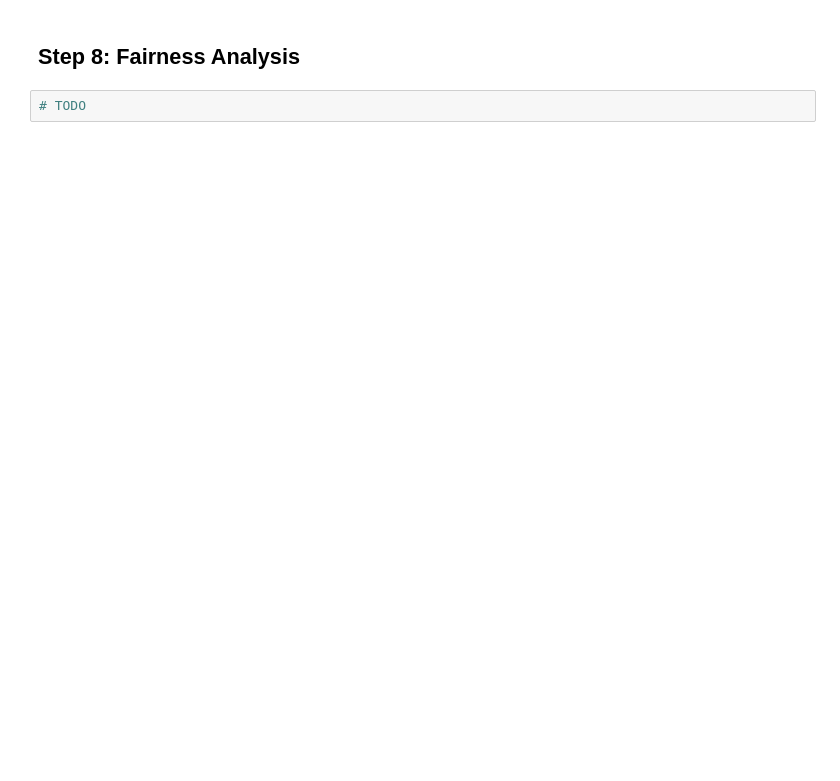
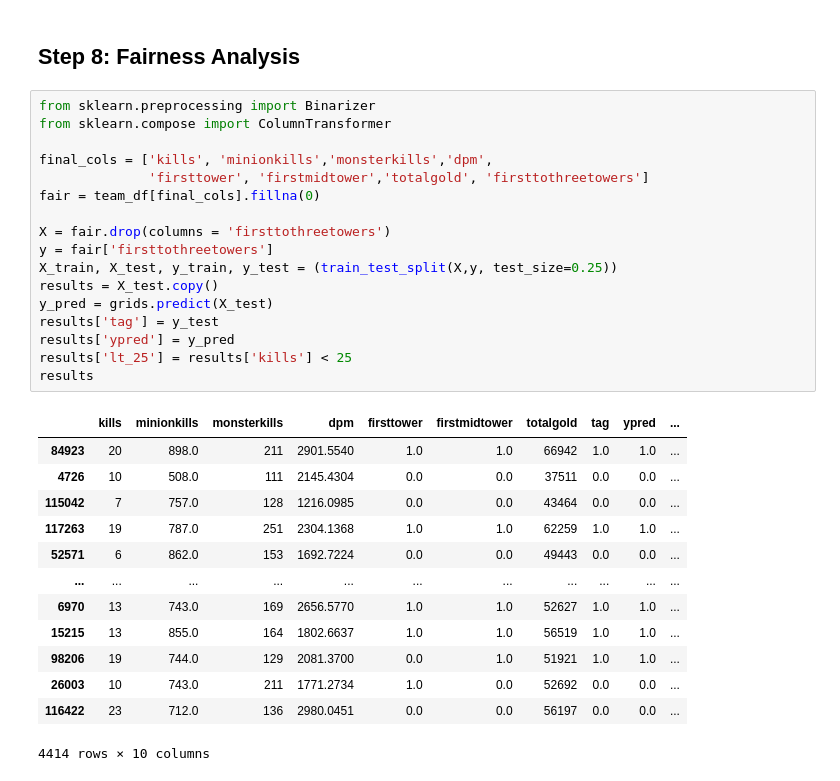
Before and after one commit to chriss-mo/League23, a Jupyter notebook: template.ipynb, the cells around one changed output. Cells and saved outputs as stored; diff of their text form; blank space fills up the shorter version.

```diff
--- a/template.ipynb
+++ b/template.ipynb
@@ -285,4 +280,33 @@ team_df[team_df['firstmidtower'].isna()].drop([105143,105142])
 # %% [markdown]
 ## Step 8: Fairness Analysis
-# %%
-# TODO
+# %%
+from sklearn.preprocessing import Binarizer
+from sklearn.compose import ColumnTransformer
+
+final_cols = ['kills', 'minionkills','monsterkills','dpm',
+              'firsttower', 'firstmidtower','totalgold', 'firsttothreetowers']
+fair = team_df[final_cols].fillna(0)
+
+X = fair.drop(columns = 'firsttothreetowers')
+y = fair['firsttothreetowers']
+X_train, X_test, y_train, y_test = (train_test_split(X,y, test_size=0.25))
+results = X_test.copy()
+y_pred = grids.predict(X_test)
+results['tag'] = y_test
+results['ypred'] = y_pred
+results['lt_25'] = results['kills'] < 25
+results
+# %% [output]
+|  | kills | minionkills | monsterkills | dpm | firsttower | firstmidtower | totalgold | tag | ypred | ... |
+| 84923 | 20 | 898.0 | 211 | 2901.5540 | 1.0 | 1.0 | 66942 | 1.0 | 1.0 | ... |
+| 4726 | 10 | 508.0 | 111 | 2145.4304 | 0.0 | 0.0 | 37511 | 0.0 | 0.0 | ... |
+| 115042 | 7 | 757.0 | 128 | 1216.0985 | 0.0 | 0.0 | 43464 | 0.0 | 0.0 | ... |
+| 117263 | 19 | 787.0 | 251 | 2304.1368 | 1.0 | 1.0 | 62259 | 1.0 | 1.0 | ... |
+| 52571 | 6 | 862.0 | 153 | 1692.7224 | 0.0 | 0.0 | 49443 | 0.0 | 0.0 | ... |
+| ... | ... | ... | ... | ... | ... | ... | ... | ... | ... | ... |
+| 6970 | 13 | 743.0 | 169 | 2656.5770 | 1.0 | 1.0 | 52627 | 1.0 | 1.0 | ... |
+| 15215 | 13 | 855.0 | 164 | 1802.6637 | 1.0 | 1.0 | 56519 | 1.0 | 1.0 | ... |
+| 98206 | 19 | 744.0 | 129 | 2081.3700 | 0.0 | 1.0 | 51921 | 1.0 | 1.0 | ... |
+| 26003 | 10 | 743.0 | 211 | 1771.2734 | 1.0 | 0.0 | 52692 | 0.0 | 0.0 | ... |
+| 116422 | 23 | 712.0 | 136 | 2980.0451 | 0.0 | 0.0 | 56197 | 0.0 | 0.0 | ... |
+4414 rows × 10 columns
```
Also changed, not shown: parts of 35 cells of this notebook, 2 other files.
